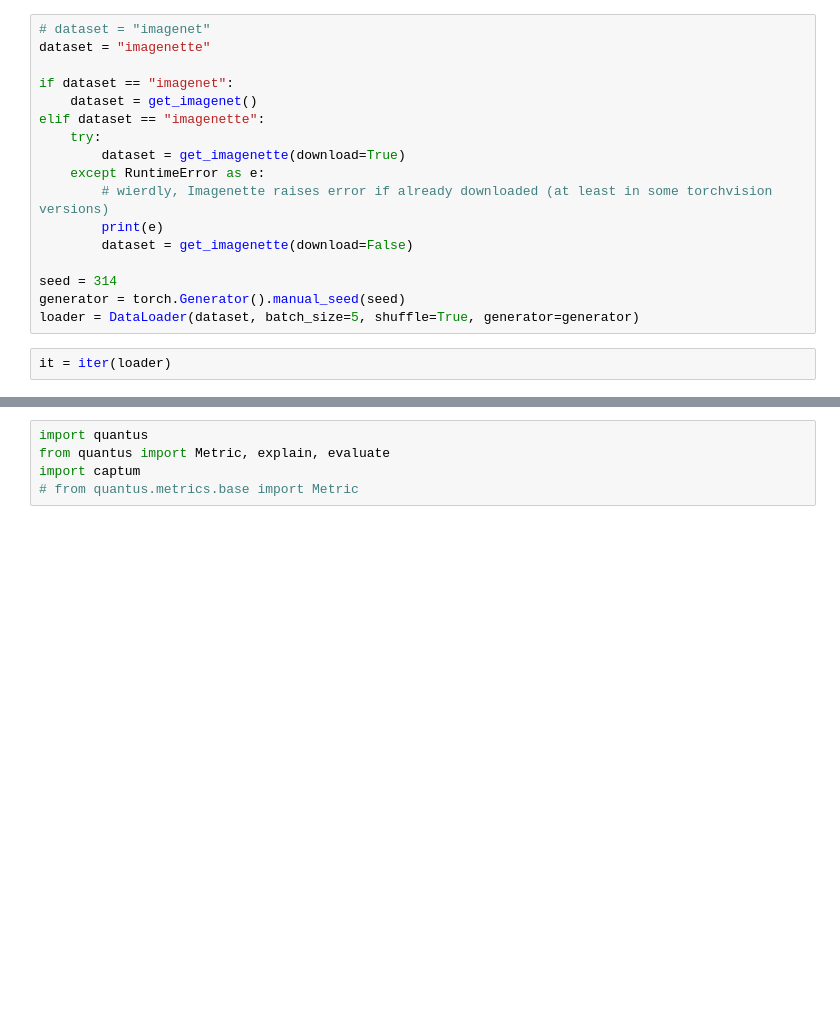
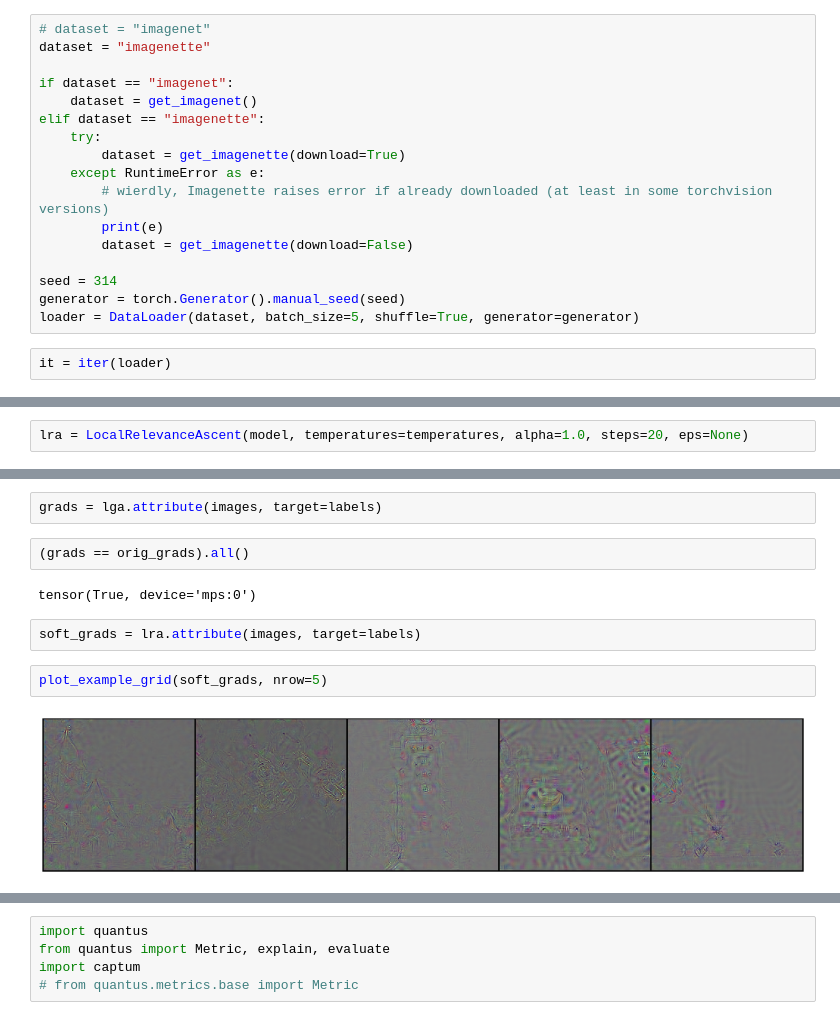
Before and after one commit to 314-Foundation/SemanticPullbacks, a Jupyter notebook: notebooks/quantus.ipynb, the cells around one changed output, grey strips where cells are left out. Saved outputs shown, nothing was run; the diff lists cells and outputs as text; blank space fills up the shorter version.

```diff
--- a/notebooks/quantus.ipynb
+++ b/notebooks/quantus.ipynb
@@ -202,0 +141,2 @@ plot_example_grid(adv_images-images.to(adv_images.device), nrow=5)
+# %%
+lra = LocalRelevanceAscent(model, temperatures=temperatures, alpha=1.0, steps=20, eps=None)
@@ -202,0 +165,12 @@ plot_example_grid(adv_images-images.to(adv_images.device), nrow=5)
+# %%
+grads = lga.attribute(images, target=labels)
+# %%
+(grads == orig_grads).all()
+# %% [output]
+tensor(True, device='mps:0')
+# %%
+soft_grads = lra.attribute(images, target=labels)
+# %%
+plot_example_grid(soft_grads, nrow=5)
+# %% [output]
+[figure, added]
```
Also changed, not shown: parts of 28 cells of this notebook, 3 other files.
